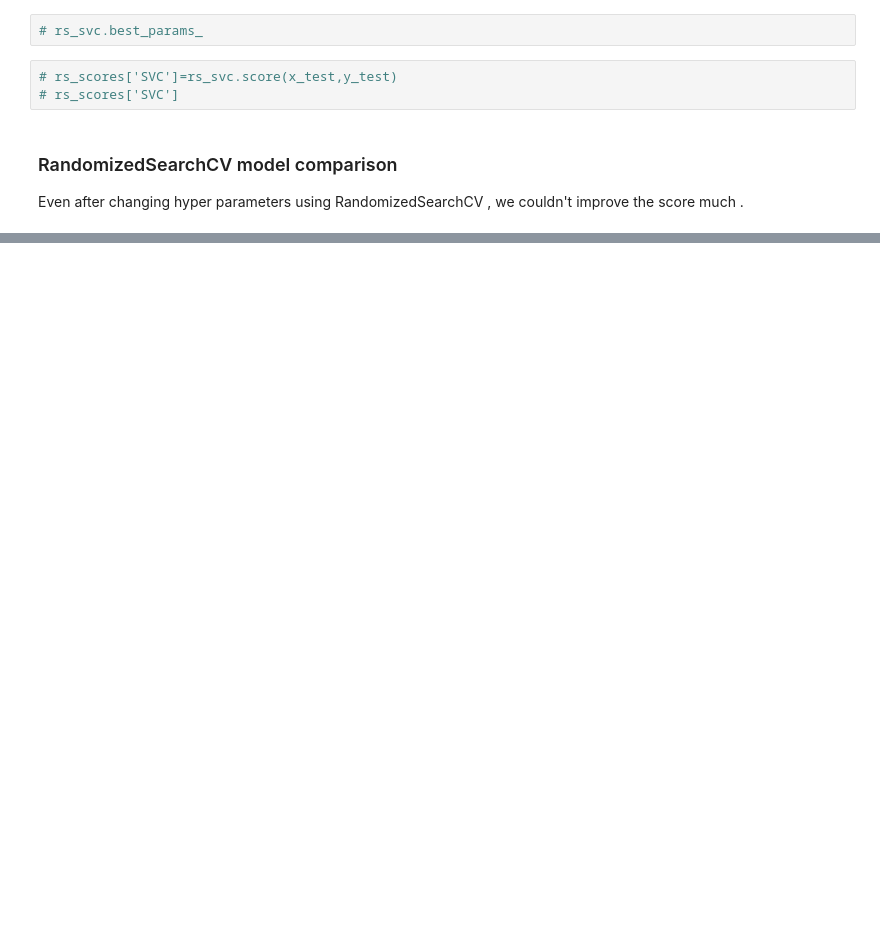
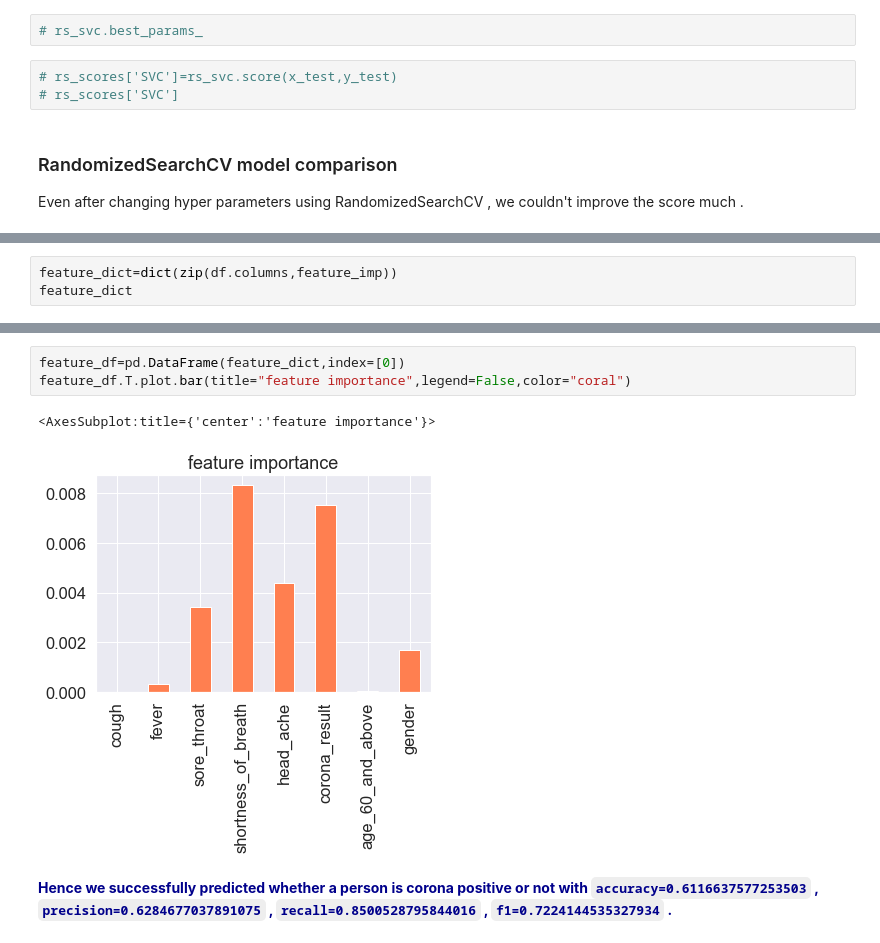
Before and after one commit to akshitasinghal4444/covid-prediction, a Jupyter notebook: covid-prediction.ipynb, the cells around one changed output, grey strips where cells are left out. Saved outputs shown, nothing was run; the diff lists cells and outputs as text; blank space fills up the shorter version.

```diff
--- a/covid-prediction.ipynb
+++ b/covid-prediction.ipynb
@@ -736,0 +849,3 @@ weighted avg       0.60      0.62      0.58      6684
+# %%
+feature_dict=dict(zip(df.columns,feature_imp))
+feature_dict
@@ -736,0 +861,8 @@ weighted avg       0.60      0.62      0.58      6684
+# %%
+feature_df=pd.DataFrame(feature_dict,index=[0])
+feature_df.T.plot.bar(title="feature importance",legend=False,color="coral")
+# %% [output]
+<AxesSubplot:title={'center':'feature importance'}>
+[figure, added]
+# %% [markdown]
+<font color="darkblue">**Hence we successfully predicted whether a person is corona positive or not with `accuracy=0.6116637577253503` , `precision=0.6284677037891075` , `recall=0.8500528795844016` , `f1=0.7224144535327934` .**</font>
```
Also changed, not shown: parts of 77 cells of this notebook.
